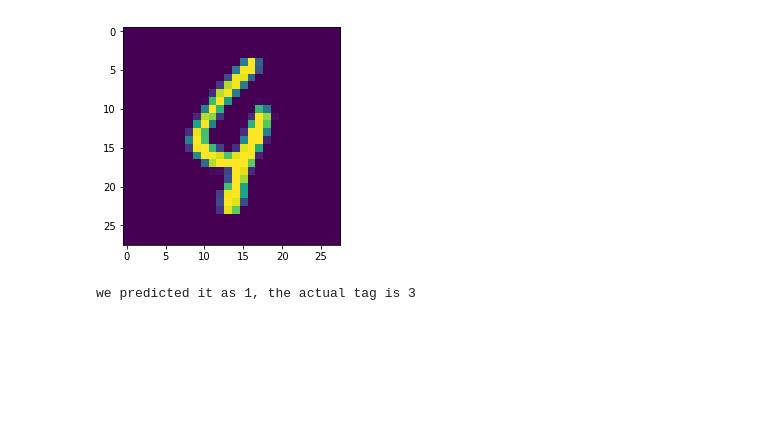
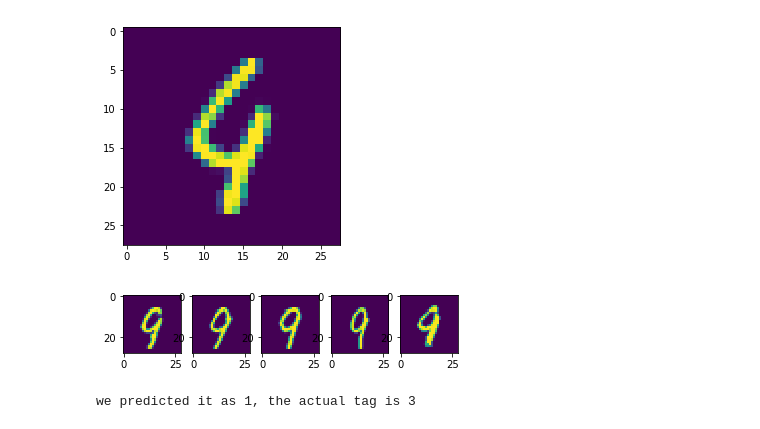
Before and after one commit to dataexplorationgroupdavis/MNIST, a Jupyter notebook: KNN.ipynb, the cells around one changed output. Drawn from its saved outputs; the diff is of its cells as text; code cells hidden in the pictures; blank space fills up the shorter version.

```diff
--- a/KNN.ipynb
+++ b/KNN.ipynb
@@ -110,6 +110,10 @@ plotNumber(residuleList[1])
 # %% [output]
 we predicted it as 9, the actual tag is 4
 [figure]
+# %%
+plotRes(residuleList[1], k=5)
+# %% [output]
+[figure, added]
 # %%
 print(("we predicted it as {}, the actual tag is {}").format(predList[2], actualList[2]))
 plotNumber(residuleList[2])
```
Also changed, not shown: parts of 2 cells of this notebook.
